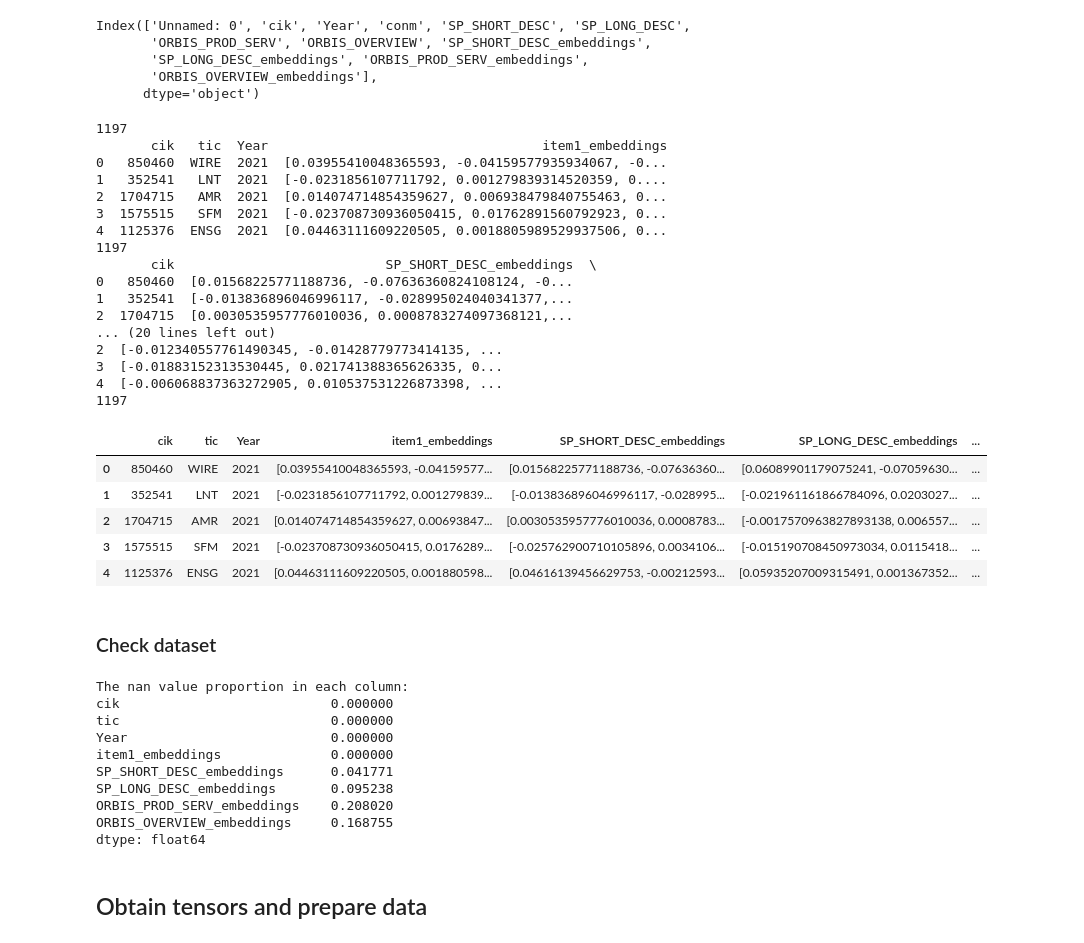
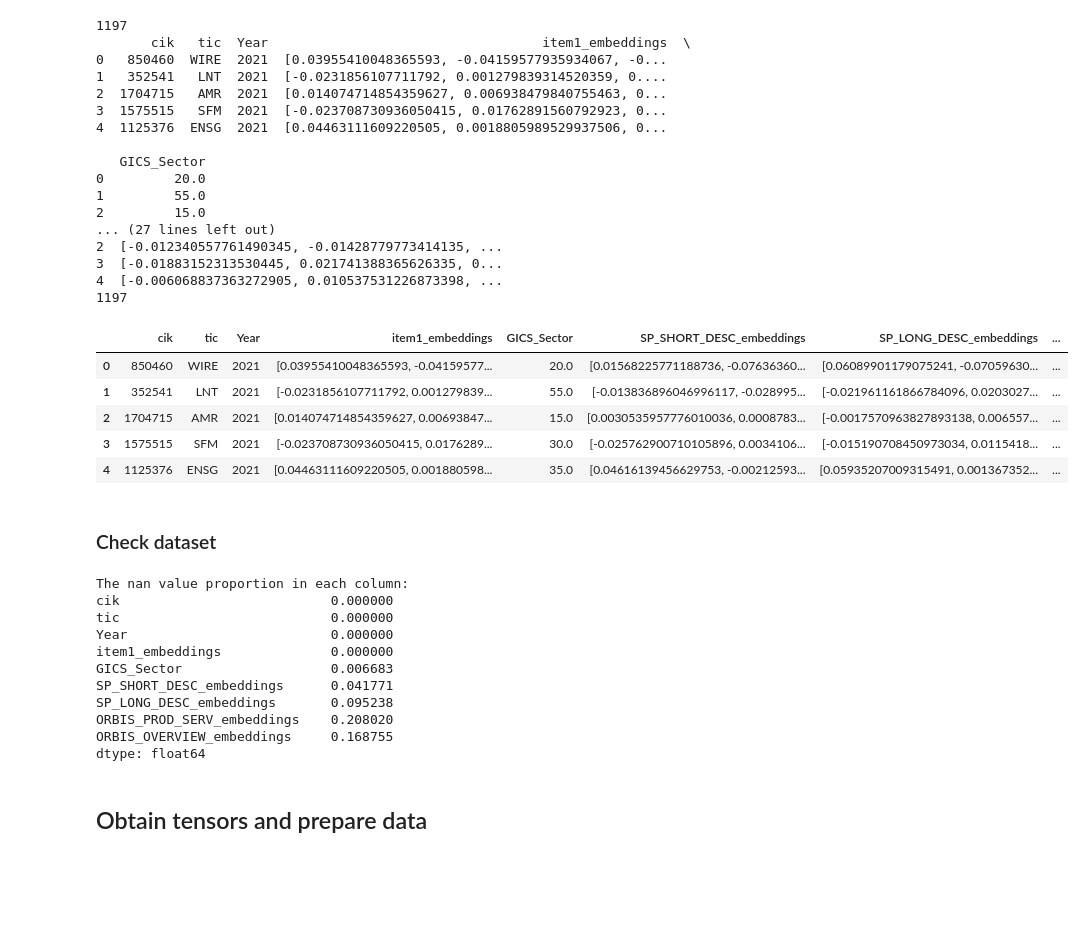
Before and after one commit to GruelFoam/CP3106, a Jupyter notebook: 6_with_neural_network/classification_encoder.ipynb, the cells around one changed output. Drawn from its saved outputs; the diff is of its cells as text; code cells hidden in the pictures; blank space fills up the shorter version.

```diff
--- a/6_with_neural_network/classification_encoder.ipynb
+++ b/6_with_neural_network/classification_encoder.ipynb
@@ -48,55 +24,46 @@ Name: count, dtype: int64
-# %%
-other_embedding = pd.read_csv(data_root+'output_embeddings_2.csv')
-other_embedding.columns
-# %% [output]
-Index(['Unnamed: 0', 'cik', 'Year', 'conm', 'SP_SHORT_DESC', 'SP_LONG_DESC',
-       'ORBIS_PROD_SERV', 'ORBIS_OVERVIEW', 'SP_SHORT_DESC_embeddings',
-       'SP_LONG_DESC_embeddings', 'ORBIS_PROD_SERV_embeddings',
-       'ORBIS_OVERVIEW_embeddings'],
-      dtype='object')
 # %%
 item1_embedding = pd.read_csv(data_root+'merged_1197.csv')
-item1_embedding = item1_embedding[['cik', 'tic', 'Year', 'item1_embeddings']]
+item1_embedding = item1_embedding[['cik', 'tic', 'Year', 'item1_embeddings', 'GICS_Sector']]
 print(len(item1_embedding))
 print(item1_embedding.head())
 
 other_embedding = pd.read_csv(data_root+'output_embeddings_2.csv')
 other_embedding = other_embedding[['cik', 'SP_SHORT_DESC_embeddings', 'SP_LONG_DESC_embeddings', 'ORBIS_PROD_SERV_embeddings', 'ORBIS_OVERVIEW_embeddings']]
 print(len(other_embedding))
 print(other_embedding.head())
 
 total_embedding = pd.merge(item1_embedding, other_embedding, on=['cik'])
 
 # To reduce mem consumption
 item1_embedding = ''
 other_embedding = ''
 
 print(len(total_embedding))
 total_embedding.head()
 # %% [output]
 1197
-       cik   tic  Year                                   item1_embeddings
+       cik   tic  Year                                   item1_embeddings  \
 0   850460  WIRE  2021  [0.03955410048365593, -0.04159577935934067, -0...
 1   352541   LNT  2021  [-0.0231856107711792, 0.001279839314520359, 0....
 2  1704715   AMR  2021  [0.014074714854359627, 0.006938479840755463, 0...
 3  1575515   SFM  2021  [-0.023708730936050415, 0.01762891560792923, 0...
 4  1125376  ENSG  2021  [0.04463111609220505, 0.0018805989529937506, 0...
-1197
-       cik                           SP_SHORT_DESC_embeddings  \
-0   850460  [0.01568225771188736, -0.07636360824108124, -0...
-1   352541  [-0.013836896046996117, -0.028995024040341377,...
-2  1704715  [0.0030535957776010036, 0.0008783274097368121,...
-... (20 lines left out)
+
+   GICS_Sector
+0         20.0
+1         55.0
+2         15.0
+... (27 lines left out)
 2  [-0.012340557761490345, -0.01428779773414135, ...
 3  [-0.01883152313530445, 0.021741388365626335, 0...
 4  [-0.006068837363272905, 0.010537531226873398, ...
 1197
-|  | cik | tic | Year | item1_embeddings | SP_SHORT_DESC_embeddings | SP_LONG_DESC_embeddings | ... |
-| 0 | 850460 | WIRE | 2021 | [0.03955410048365593, -0.04159577... | [0.01568225771188736, -0.07636360... | [0.06089901179075241, -0.07059630... | ... |
-| 1 | 352541 | LNT | 2021 | [-0.0231856107711792, 0.001279839... | [-0.013836896046996117, -0.028995... | [-0.021961161866784096, 0.0203027... | ... |
-| 2 | 1704715 | AMR | 2021 | [0.014074714854359627, 0.00693847... | [0.0030535957776010036, 0.0008783... | [-0.0017570963827893138, 0.006557... | ... |
-| 3 | 1575515 | SFM | 2021 | [-0.023708730936050415, 0.0176289... | [-0.025762900710105896, 0.0034106... | [-0.015190708450973034, 0.0115418... | ... |
-| 4 | 1125376 | ENSG | 2021 | [0.04463111609220505, 0.001880598... | [0.04616139456629753, -0.00212593... | [0.05935207009315491, 0.001367352... | ... |
+|  | cik | tic | Year | item1_embeddings | GICS_Sector | SP_SHORT_DESC_embeddings | SP_LONG_DESC_embeddings | ... |
+| 0 | 850460 | WIRE | 2021 | [0.03955410048365593, -0.04159577... | 20.0 | [0.01568225771188736, -0.07636360... | [0.06089901179075241, -0.07059630... | ... |
+| 1 | 352541 | LNT | 2021 | [-0.0231856107711792, 0.001279839... | 55.0 | [-0.013836896046996117, -0.028995... | [-0.021961161866784096, 0.0203027... | ... |
+| 2 | 1704715 | AMR | 2021 | [0.014074714854359627, 0.00693847... | 15.0 | [0.0030535957776010036, 0.0008783... | [-0.0017570963827893138, 0.006557... | ... |
+| 3 | 1575515 | SFM | 2021 | [-0.023708730936050415, 0.0176289... | 30.0 | [-0.025762900710105896, 0.0034106... | [-0.015190708450973034, 0.0115418... | ... |
+| 4 | 1125376 | ENSG | 2021 | [0.04463111609220505, 0.001880598... | 35.0 | [0.04616139456629753, -0.00212593... | [0.05935207009315491, 0.001367352... | ... |
 # %% [markdown]
 ### Check dataset
 # %%
@@ -108,6 +75,7 @@ cik                           0.000000
 tic                           0.000000
 Year                          0.000000
 item1_embeddings              0.000000
+GICS_Sector                   0.006683
 SP_SHORT_DESC_embeddings      0.041771
 SP_LONG_DESC_embeddings       0.095238
 ORBIS_PROD_SERV_embeddings    0.208020
```
Also changed, not shown: parts of 7 cells of this notebook, 8 other files.
